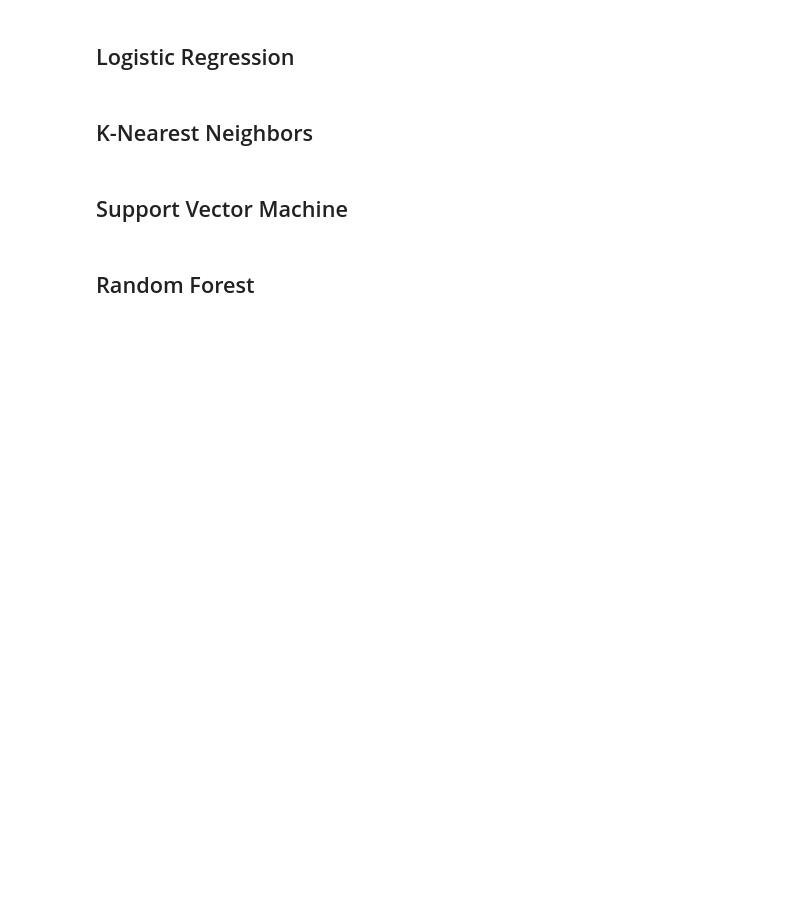
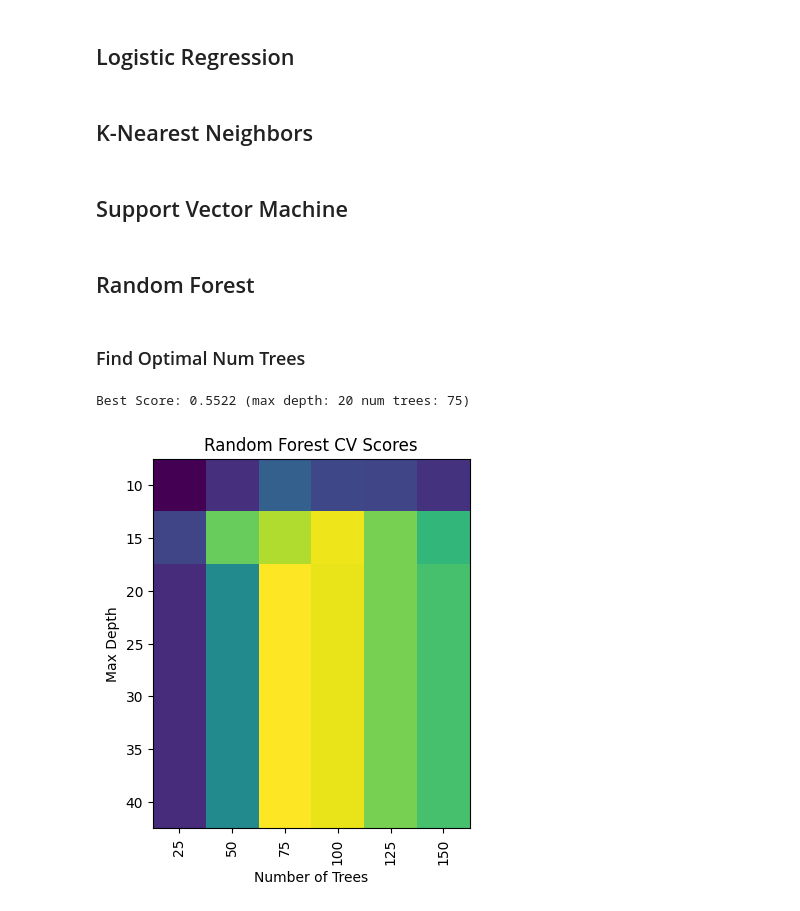
Before and after one commit to bdaniels8135/thyroid-disease-project, a Jupyter notebook: main.ipynb, the cells around one changed output. Cells and saved outputs as stored; diff of their text form; code cells hidden in the pictures; blank space fills up the shorter version.

```diff
--- a/main.ipynb
+++ b/main.ipynb
@@ -223 +271,4 @@ X_train, X_test, y_train, y_test = train_test_split(X, y, test_size=0.2, random_
+# %%
+X_train_selected = X_train[mi.index.to_list()[:5]].reset_index(drop=True)
+X_test_selected = X_test[mi.index.to_list()[:5]].reset_index(drop=True)
 # %% [markdown]
@@ -225,2 +278,10 @@ X_train, X_test, y_train, y_test = train_test_split(X, y, test_size=0.2, random_
+# %%
+def make_pipeline(estimator, estimator_name):
+    return Pipeline([
+        ('imputer', SimpleImputer(strategy='median')),
+        ('scaler', RobustScaler()),
+        ('resampler', SMOTEENN(random_state=SEED)),
+        (estimator_name, estimator)
+    ])
 # %% [markdown]
 # Classifiers
@@ -227,3 +290,8 @@ X_train, X_test, y_train, y_test = train_test_split(X, y, test_size=0.2, random_
+# %%
+def score(y_true, y_pred):
+    return np.array(f1_score(y_true, y_pred, average=None)).min()
+
+scorer = make_scorer(score)
 # %% [markdown]
 ## Logistic Regression
 # %% [markdown]
@@ -232,3 +300,25 @@ X_train, X_test, y_train, y_test = train_test_split(X, y, test_size=0.2, random_
 ## Support Vector Machine
 # %% [markdown]
 ## Random Forest
+# %% [markdown]
+### Find Optimal Num Trees
+# %%
+num_trees = np.array(range(25, 151, 25))
+max_depth = np.array(range(10, 41, 5))
+param_grid = {'rf__n_estimators': num_trees, 'rf__max_depth': max_depth}
+pipe = make_pipeline(RandomForestClassifier(random_state=SEED), 'rf')
+rf = GridSearchCV(pipe, param_grid, cv=5, scoring=scorer)
+rf = rf.fit(X_train_selected, y_train)
+# %%
+print(f'Best Score: {rf.best_score_:.4f} (max depth: {rf.best_params_['rf__max_depth']} num trees: {rf.best_params_["rf__n_estimators"]})')
+
+plt.imshow(rf.cv_results_['mean_test_score'].reshape(len(max_depth), len(num_trees)))
+plt.xticks(np.arange(len(num_trees)), [str(n) for n in num_trees], rotation=90)
+plt.xlabel('Number of Trees')
+plt.yticks(np.arange(len(max_depth)), [str(n) for n in max_depth])
+plt.ylabel('Max Depth')
+plt.title('Random Forest CV Scores')
+plt.show()
+# %% [output]
+Best Score: 0.5522 (max depth: 20 num trees: 75)
+[figure, added]
```
Also changed, not shown: parts of 8 cells of this notebook.
